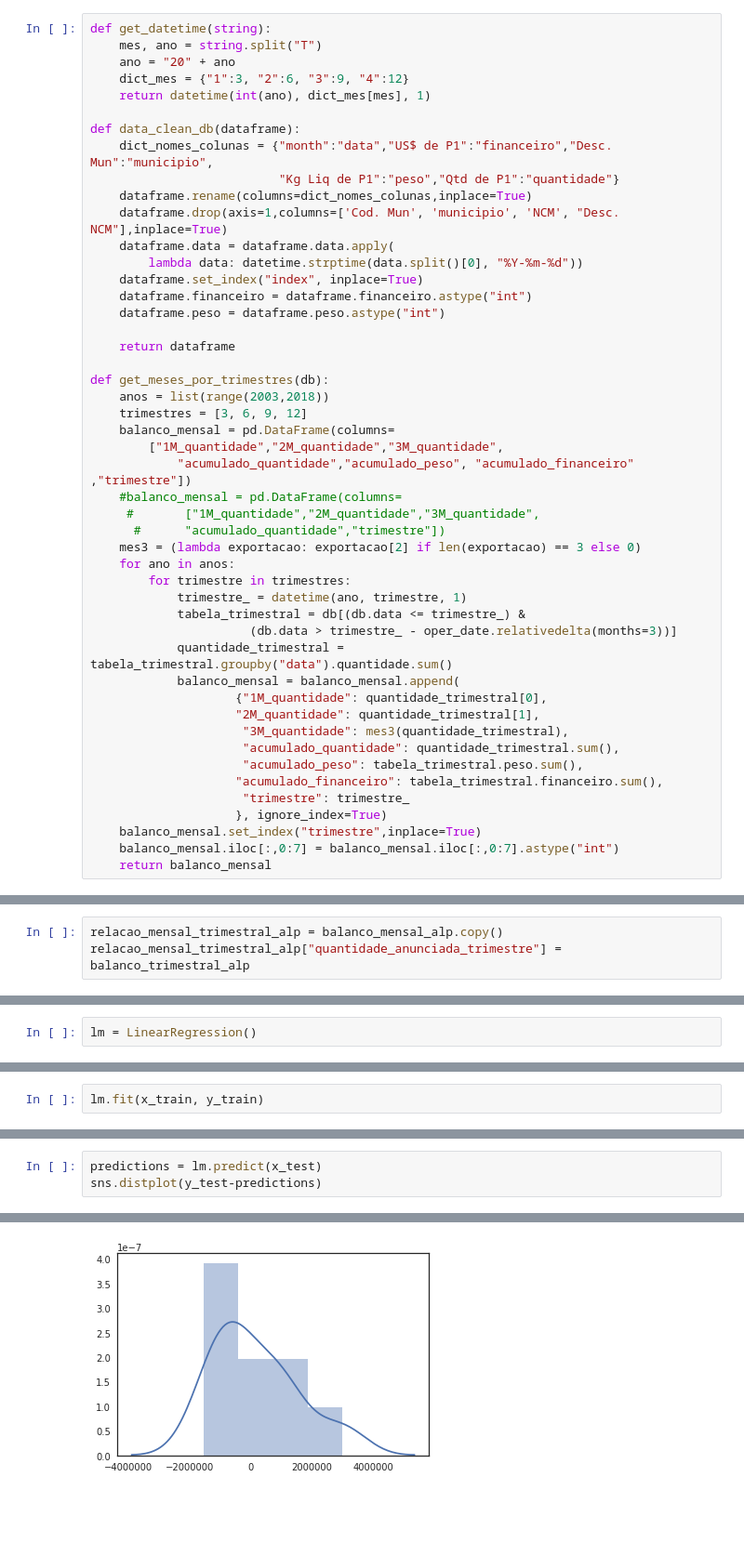
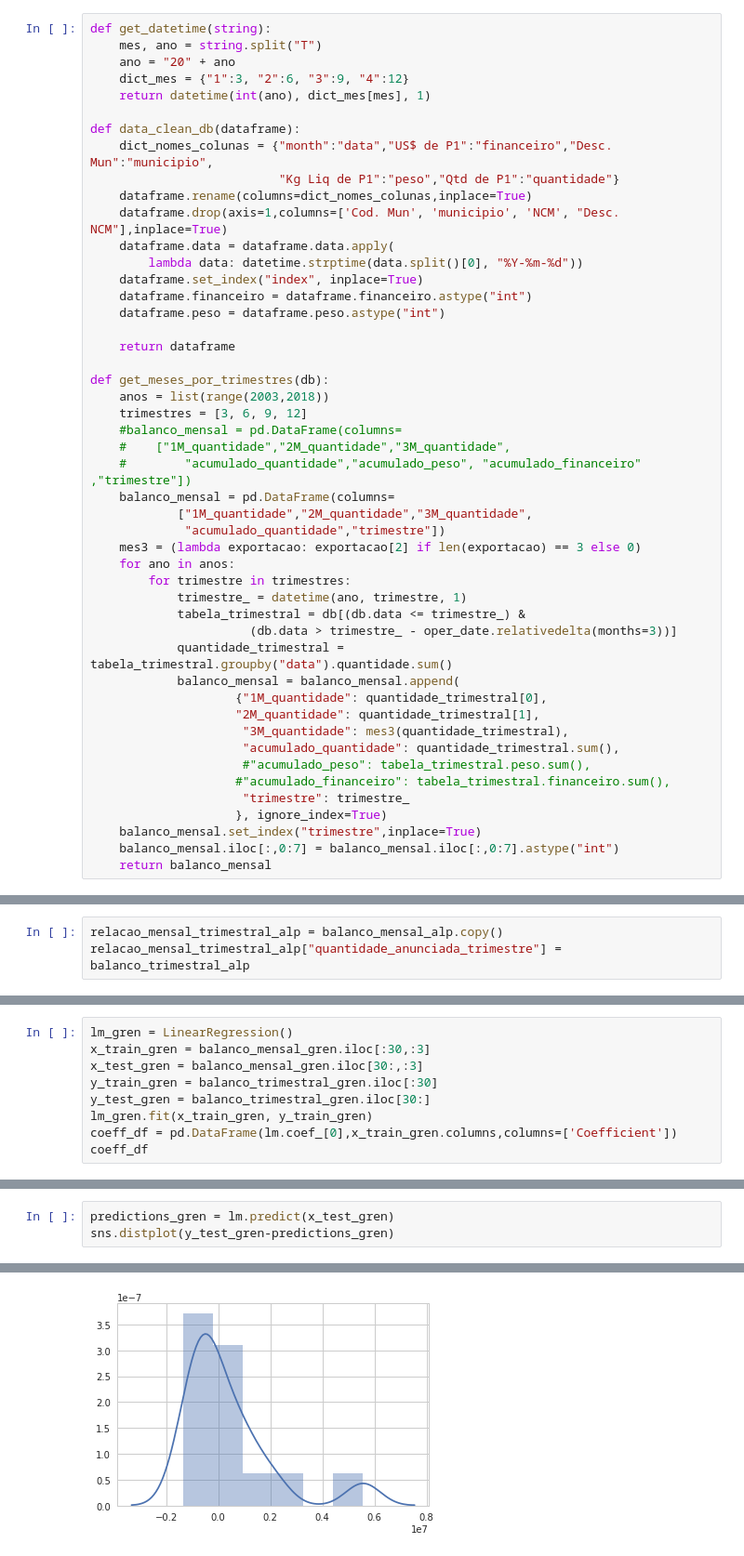
Before and after one commit to raffOps/data-analysis, a Jupyter notebook: data analysis.ipynb, the cells around one changed output, grey strips where cells are left out. Shown at 93% size. Saved outputs shown, nothing was run; the diff lists cells and outputs as text; blank space fills up the shorter version.

Commit message:
feito modelo de regressao linear da alpagartas

```diff
--- a/data analysis.ipynb
+++ b/data analysis.ipynb
@@ -43,12 +44,12 @@ def data_clean_db(dataframe):
 def get_meses_por_trimestres(db):
     anos = list(range(2003,2018))
     trimestres = [3, 6, 9, 12]
+    #balanco_mensal = pd.DataFrame(columns=
+    #    ["1M_quantidade","2M_quantidade","3M_quantidade",
+    #        "acumulado_quantidade","acumulado_peso", "acumulado_financeiro" ,"trimestre"])
     balanco_mensal = pd.DataFrame(columns=
-        ["1M_quantidade","2M_quantidade","3M_quantidade",
-            "acumulado_quantidade","acumulado_peso", "acumulado_financeiro" ,"trimestre"])
-    #balanco_mensal = pd.DataFrame(columns=
-     #       ["1M_quantidade","2M_quantidade","3M_quantidade",
-      #      "acumulado_quantidade","trimestre"])
+            ["1M_quantidade","2M_quantidade","3M_quantidade",
+             "acumulado_quantidade","trimestre"])
     mes3 = (lambda exportacao: exportacao[2] if len(exportacao) == 3 else 0)
     for ano in anos:
         for trimestre in trimestres:
@@ -61,8 +62,8 @@ def get_meses_por_trimestres(db):
                     "2M_quantidade": quantidade_trimestral[1],
                      "3M_quantidade": mes3(quantidade_trimestral),
                      "acumulado_quantidade": quantidade_trimestral.sum(),
-                     "acumulado_peso": tabela_trimestral.peso.sum(),
-                    "acumulado_financeiro": tabela_trimestral.financeiro.sum(),
+                     #"acumulado_peso": tabela_trimestral.peso.sum(),
+                    #"acumulado_financeiro": tabela_trimestral.financeiro.sum(),
                      "trimestre": trimestre_
                     }, ignore_index=True)
     balanco_mensal.set_index("trimestre",inplace=True)
@@ -424,2 +350,0 @@ a = balanco_mensal_gren
-# %%
-lm = LinearRegression()
@@ -431,2 +350,0 @@ y_test = balanco_trimestral_gren.iloc[35:]
-# %%
-lm.fit(x_train, y_train)
@@ -445,0 +351,9 @@ coeff_df
+# %%
+lm_gren = LinearRegression()
+x_train_gren = balanco_mensal_gren.iloc[:30,:3]
+x_test_gren = balanco_mensal_gren.iloc[30:,:3]
+y_train_gren = balanco_trimestral_gren.iloc[:30]
+y_test_gren = balanco_trimestral_gren.iloc[30:]
+lm_gren.fit(x_train_gren, y_train_gren)
+coeff_df = pd.DataFrame(lm.coef_[0],x_train_gren.columns,columns=['Coefficient'])
+coeff_df
@@ -446,6 +365,6 @@ coeff_df
 # %%
-predictions = lm.predict(x_test)
-sns.distplot(y_test-predictions)
+predictions_gren = lm.predict(x_test_gren)
+sns.distplot(y_test_gren-predictions_gren)
 # %% [output]
 <matplotlib.axes._subplots.AxesSubplot at 0x...>
-[figure, old version]
+[figure, new version]
```
Also changed, not shown: parts of 42 cells of this notebook.
